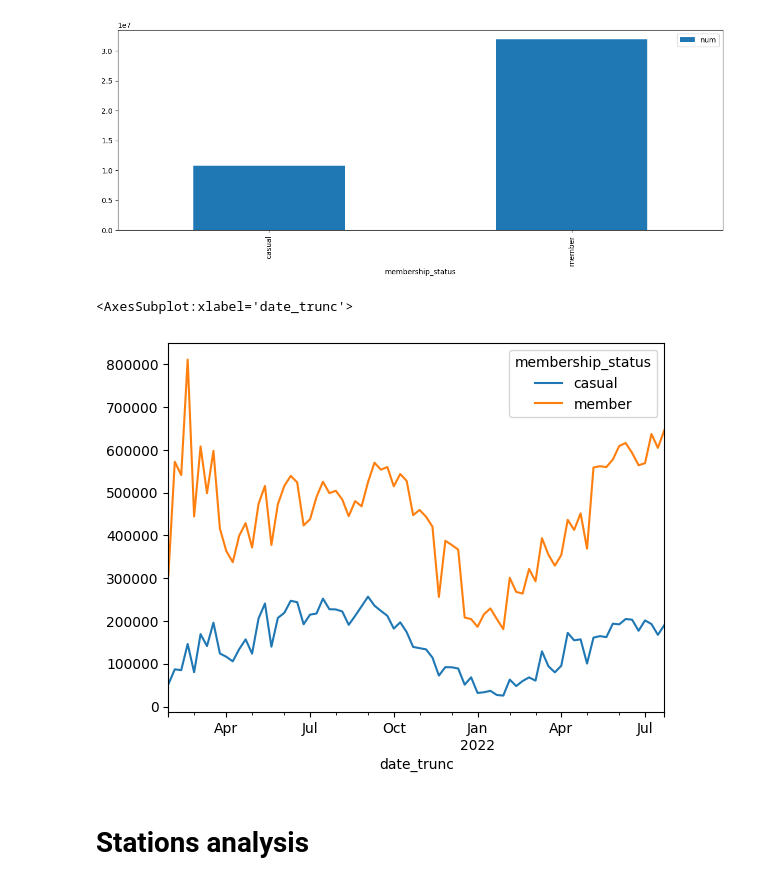
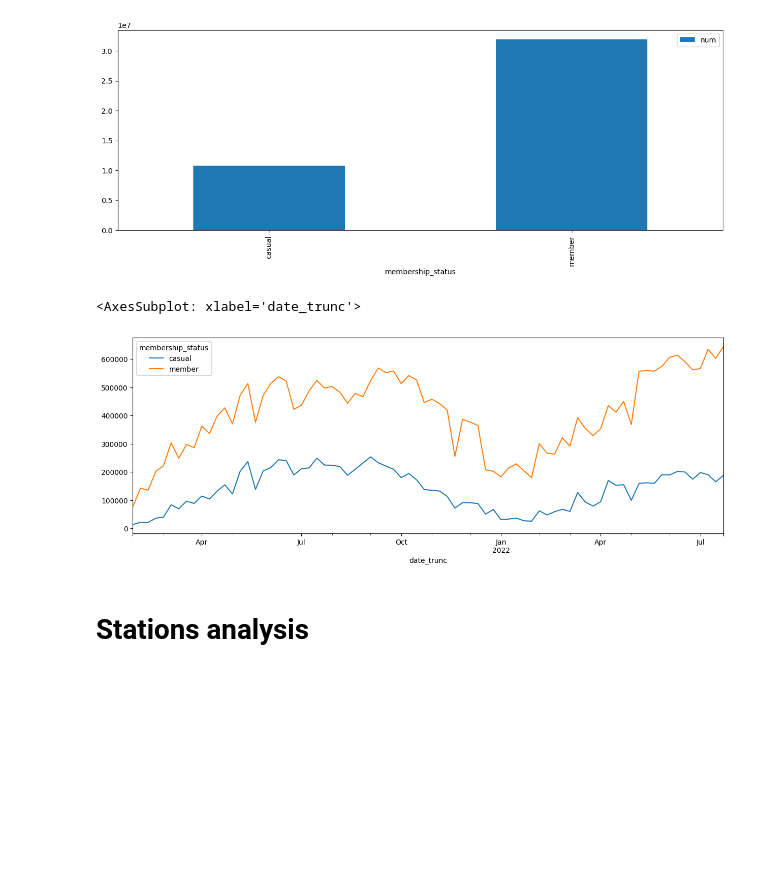
Before and after one commit to dseisun/citibike, a Jupyter notebook: analysis.ipynb, the cells around one changed output. Cells and saved outputs as stored; diff of their text form; code cells hidden in the pictures; blank space fills up the shorter version.

```diff
--- a/analysis.ipynb
+++ b/analysis.ipynb
@@ -368,14 +372,13 @@ df_short_rides_member.set_index('membership_status').plot.bar()
 <AxesSubplot: xlabel='membership_status'>
 [figure]
 # %%
-df_short_rides_membermber_casual = pd.read_sql("""select date_trunc('week', started_at), membership_status, count(1) num from prod.trips
+df_short_rides_member_casual = pd.read_sql("""select date_trunc('week', started_at), membership_status, count(1) num from prod.trips_cleaned
 group by 1,2""", engine)
-df = df_trips_over_time_member_casual
 # %%
-df.pivot(index='date_trunc', columns='membership_status', values='num').plot()
+df_short_rides_member_casual.pivot(index='date_trunc', columns='membership_status', values='num').plot()
 # %% [output]
-<AxesSubplot:xlabel='date_trunc'>
+<AxesSubplot: xlabel='date_trunc'>
-[figure, old version]
+[figure, new version]
 # %% [markdown]
 # Stations analysis
 # %% [markdown]
```
Also changed, not shown: parts of 12 cells of this notebook.
